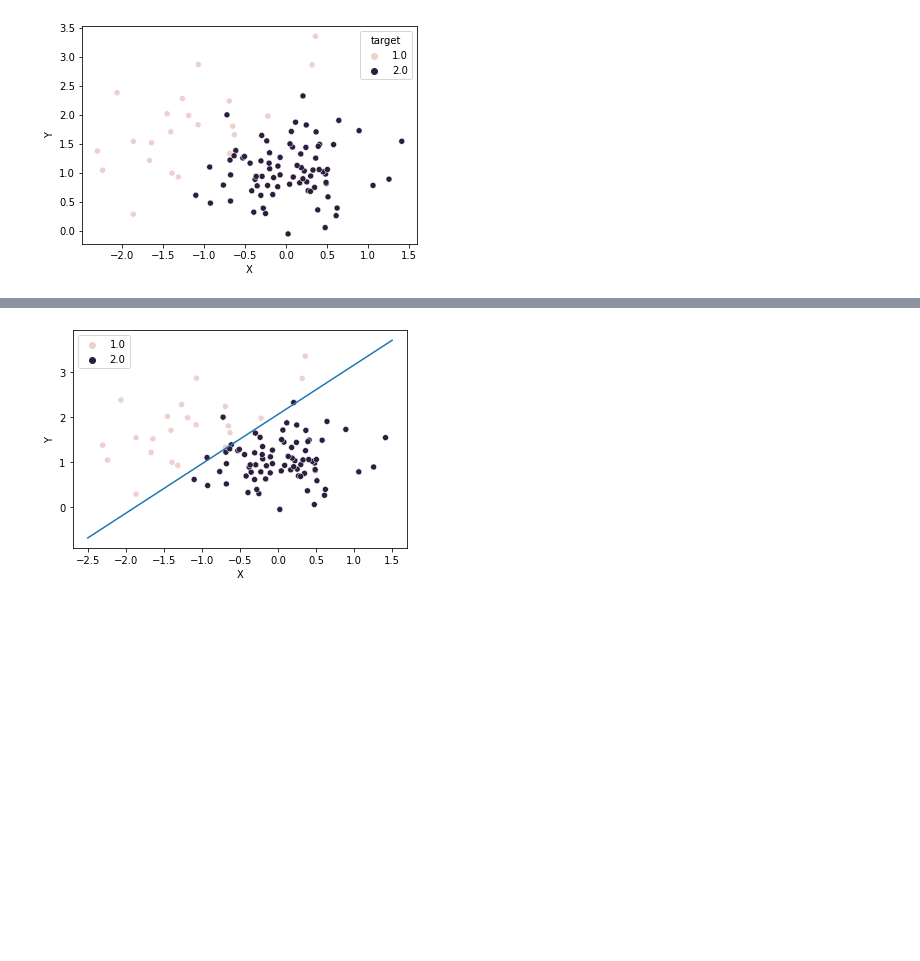
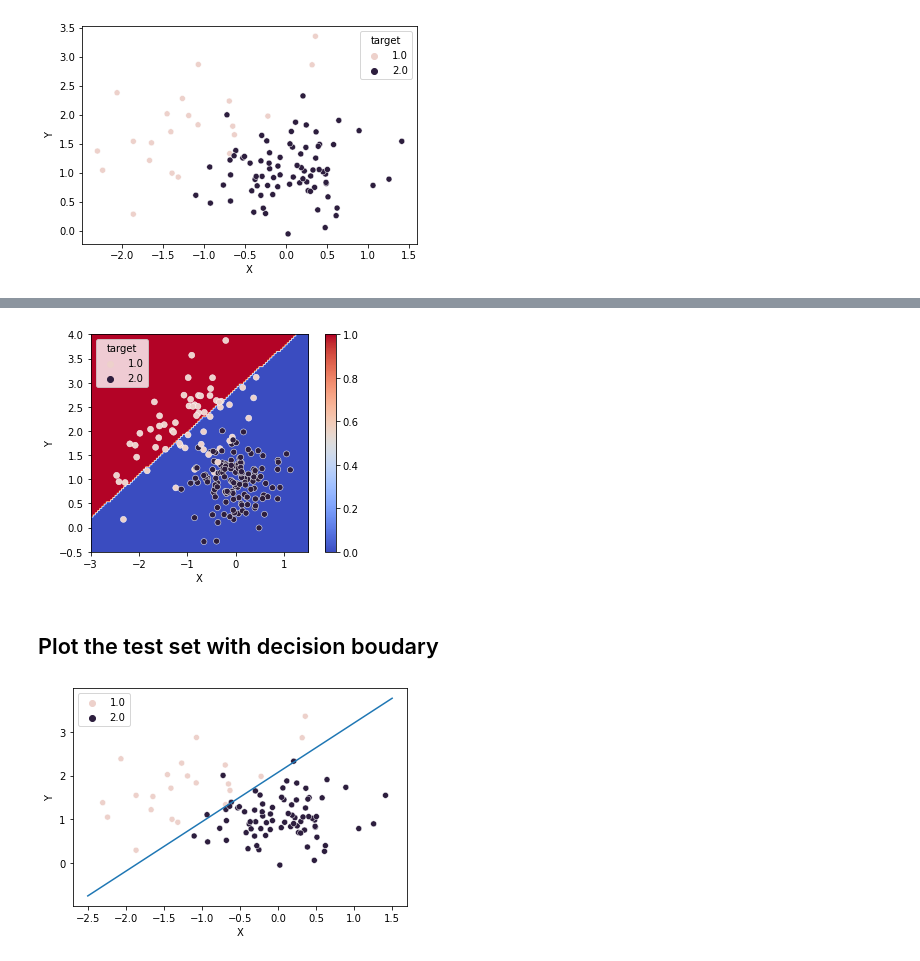
Before and after one commit to jeremdesno/python_sdia, a Jupyter notebook: TP A&D/TP2_LDA_QDA/TP2_LDA_QDA.ipynb, the cells around one changed output, grey strips where cells are left out. Saved outputs shown, nothing was run; the diff lists cells and outputs as text; code cells hidden in the pictures; blank space fills up the shorter version.

```diff
--- a/TP A&D/TP2_LDA_QDA/TP2_LDA_QDA.ipynb
+++ b/TP A&D/TP2_LDA_QDA/TP2_LDA_QDA.ipynb
@@ -113,7 +87,7 @@ N = x_train.shape[0]
 #Pi
 N1 = np.count_nonzero(y_train == 1)
 N2 = N-N1
-#pi_1, pi_2 = N1 / N , N2 / N
+pi_1, pi_2 = N1 / N , N2 / N
 # %%
 # Mean
 x_mean_1, x_mean_2, y_mean_1, y_mean_2 = x_train_df[x_train_df['target'] == 1].sum()[0] / N1, x_train_df[x_train_df['target'] == 2].sum()[0] / N2 , x_train_df[x_train_df['target'] == 1].sum()[1] / N1, x_train_df[x_train_df['target'] == 2].sum()[1] / N2
@@ -145,6 +106,6 @@ y_mean_2 : 1.0442454763868376
 # %%
 #compute reverse sigma
-sigma_rev = np.linalg.inv(covbis)
+sigma_rev = np.linalg.inv(sigma)
 print(f"sigma = {sigma} \nsigma_rev = {sigma_rev} \n, shape {sigma.shape}, shape_rev{sigma_rev.shape}")
 print(sigma, cov)
 # %% [output]
@@ -170,0 +149,18 @@ H = -(w[0,0]/w[1,0])* X_line - (b[0] / w[1,0])
+# %%
+w1 = (sigma_rev @ (mu_1).T)
+w2 = (sigma_rev @ (mu_2).T)
+
+
+b1 = np.log(pi_1) - 0.5*(mu_1 @ sigma_rev @ mu_1.T)
+b2 = np.log(pi_2) - 0.5*(mu_2 @ sigma_rev @ mu_2.T)
+
+
+# Compute log probability to belong to each class
+#X doit être 2 x 1
+log_post_1 = (w1.T @ x.T).T + b1
+log_post_2 = (w2.T @ x.T).T + b2
+
+class_L = np.where(log_post_1 > log_post_2, 0, 1)
+
+
+print(class_L.shape, class_L)
@@ -171,3 +175,24 @@ H = -(w[0,0]/w[1,0])* X_line - (b[0] / w[1,0])
+# %%
+# For graphical representation  use code below for instance :
+class_L = class_L.reshape(Nx2, Nx1)
+plt.imshow(class_L, extent=(np.min(x1), np.max(x1), np.min(x2), np.max(x2)), origin='lower', cmap='coolwarm')
+
+# Add the test set scatterplot
+scatter = sns.scatterplot(x='X', y='Y', hue=test_df['target'], data=test_df)
+
+# Retrieve heatmap limits
+x_min, x_max = np.min(x1), np.max(x1)
+y_min, y_max = np.min(x2), np.max(x2)
+
+# Define axis limits for the scatterplot
+scatter.set_xlim(x_min, x_max)
+scatter.set_ylim(y_min, y_max)
+plt.colorbar()
+plt.show()
+# %% [output]
+[figure, added]
+# %% [markdown]
+## Plot the test set with decision boudary
 # %%
 sns.scatterplot(x = 'X', y = 'Y', hue = x_train_df['target'], data = x_train_df)
 sns.lineplot(x= X_line, y= H)
```
Also changed, not shown: parts of 33 cells of this notebook.
